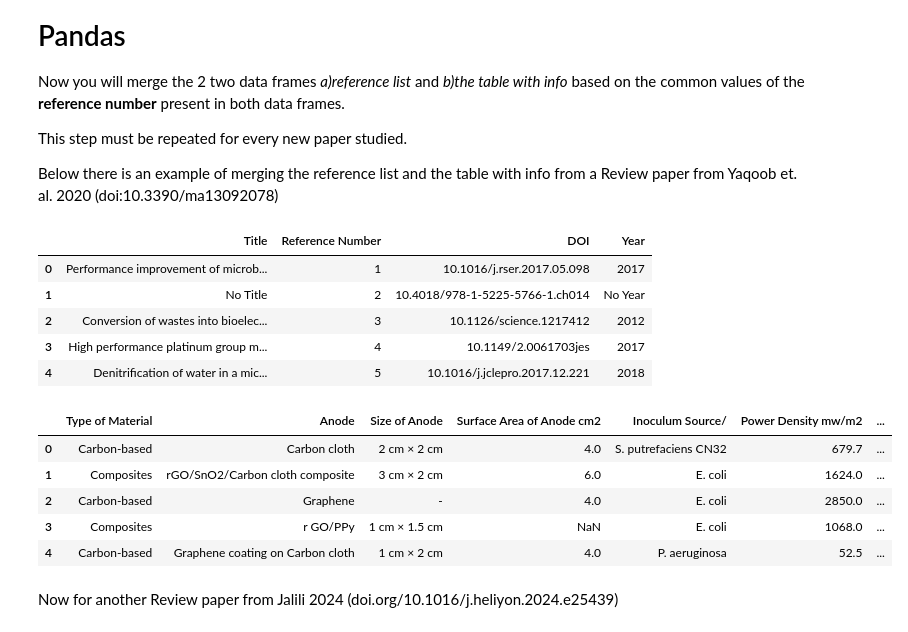
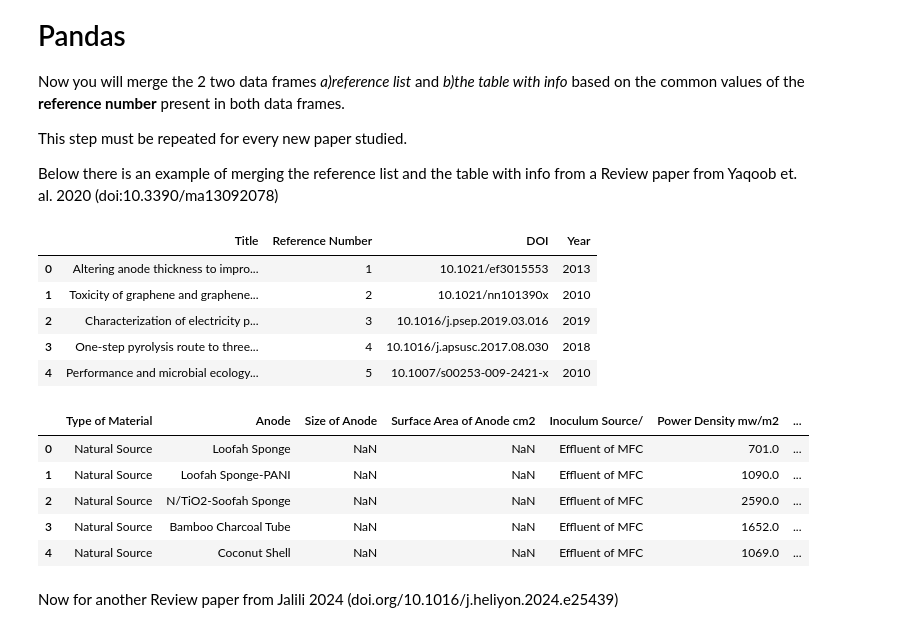
Before and after one commit to pedrohrosabraun/MFC-and-references, a Jupyter notebook: Walkthrough.ipynb, the cells around one changed output. Saved outputs shown, nothing was run; the diff lists cells and outputs as text; code cells hidden in the pictures.

```diff
--- a/Walkthrough.ipynb
+++ b/Walkthrough.ipynb
@@ -88,23 +88,23 @@ This step must be repeated for every new paper studied.
 
 Below there is an example of merging the reference list and the table with info from a Review paper from Yaqoob et. al. 2020 (doi:10.3390/ma13092078)
 # %%
-reference_list_yaqoob2020 = pd.read_csv("Reference list Yaqoob 2020.csv")
-reference_list_yaqoob2020.head()
+reference_list_tcai2020 = pd.read_csv("Reference list T.Cai 2020.csv")
+reference_list_tcai2020.head()
 # %% [output]
 |  | Title | Reference Number | DOI | Year |
-| 0 | Performance improvement of microb... | 1 | 10.1016/j.rser.2017.05.098 | 2017 |
-| 1 | No Title | 2 | 10.4018/978-1-5225-5766-1.ch014 | No Year |
-| 2 | Conversion of wastes into bioelec... | 3 | 10.1126/science.1217412 | 2012 |
-| 3 | High performance platinum group m... | 4 | 10.1149/2.0061703jes | 2017 |
-| 4 | Denitrification of water in a mic... | 5 | 10.1016/j.jclepro.2017.12.221 | 2018 |
+| 0 | Altering anode thickness to impro... | 1 | 10.1021/ef3015553 | 2013 |
+| 1 | Toxicity of graphene and graphene... | 2 | 10.1021/nn101390x | 2010 |
+| 2 | Characterization of electricity p... | 3 | 10.1016/j.psep.2019.03.016 | 2019 |
+| 3 | One-step pyrolysis route to three... | 4 | 10.1016/j.apsusc.2017.08.030 | 2018 |
+| 4 | Performance and microbial ecology... | 5 | 10.1007/s00253-009-2421-x | 2010 |
 # %%
-table_info_yaqoob2020 = pd.read_csv("Table info_Yaqoob 2020.csv")
-table_info_yaqoob2020.head()
+table_info_tcai2020 = pd.read_csv("Table info_T.Cai 2020.csv")
+table_info_tcai2020.head()
 # %% [output]
 |  | Type of Material | Anode | Size of Anode | Surface Area of Anode cm2 | Inoculum Source/ | Power Density mw/m2 | ... |
-| 0 | Carbon-based | Carbon cloth | 2 cm × 2 cm | 4.0 | S. putrefaciens CN32 | 679.7 | ... |
-| 1 | Composites | rGO/SnO2/Carbon cloth composite | 3 cm × 2 cm | 6.0 | E. coli | 1624.0 | ... |
-| 2 | Carbon-based | Graphene | - | 4.0 | E. coli | 2850.0 | ... |
-| 3 | Composites | r GO/PPy | 1 cm × 1.5 cm | NaN | E. coli | 1068.0 | ... |
-| 4 | Carbon-based | Graphene coating on Carbon cloth | 1 cm × 2 cm | 4.0 | P. aeruginosa | 52.5 | ... |
+| 0 | Natural Source | Loofah Sponge | NaN | NaN | Effluent of MFC | 701.0 | ... |
+| 1 | Natural Source | Loofah Sponge-PANI | NaN | NaN | Effluent of MFC | 1090.0 | ... |
+| 2 | Natural Source | N/TiO2-Soofah Sponge | NaN | NaN | Effluent of MFC | 2590.0 | ... |
+| 3 | Natural Source | Bamboo Charcoal Tube | NaN | NaN | Effluent of MFC | 1652.0 | ... |
+| 4 | Natural Source | Coconut Shell | NaN | NaN | Effluent of MFC | 1069.0 | ... |
 # %%
```
Also changed, not shown: parts of 9 cells of this notebook, 12 other files.
